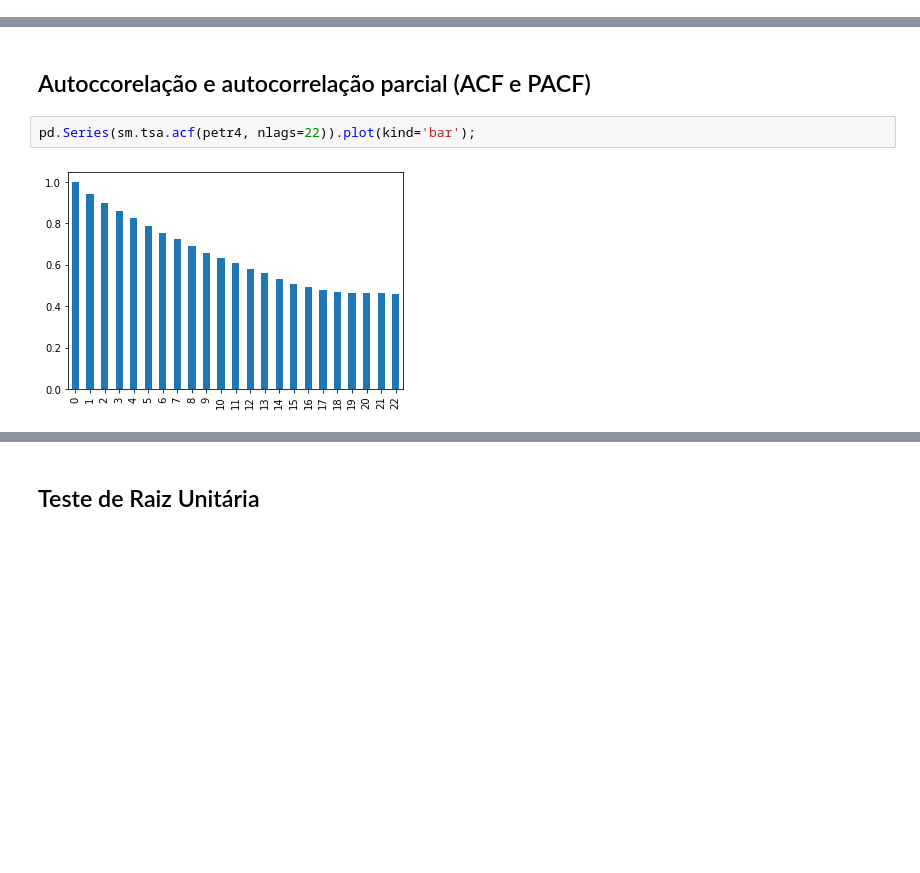
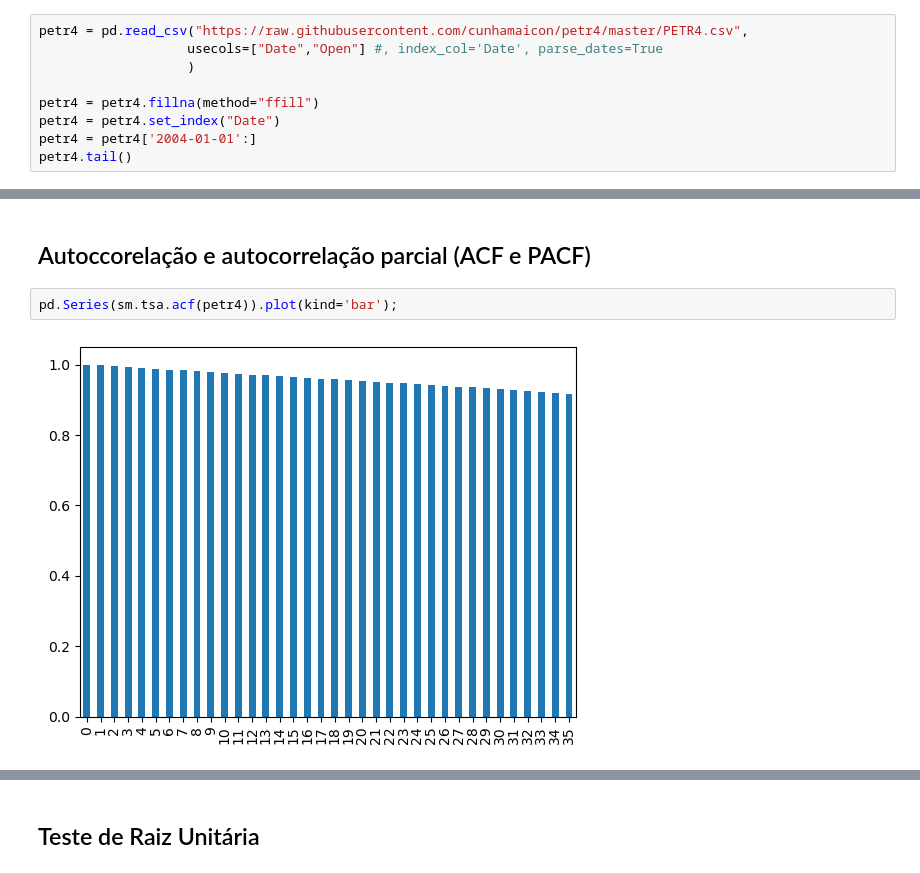
Before and after one commit to felbuch/Python_EPGE, a Jupyter notebook: 10-Aulas/14-Modelos Estatísticos Clássicos.ipynb, the cells around one changed output, grey strips where cells are left out. Saved outputs shown, nothing was run; the diff lists cells and outputs as text; blank space fills up the shorter version.

Commit message:
Update time series section

```diff
--- a/10-Aulas/14-Modelos Estatísticos Clássicos.ipynb
+++ b/10-Aulas/14-Modelos Estatísticos Clássicos.ipynb
@@ -530,0 +493,9 @@ Name: Close, dtype: float64
+# %%
+petr4 = pd.read_csv("https://raw.githubusercontent.com/cunhamaicon/petr4/master/PETR4.csv",
+                   usecols=["Date","Open"] #, index_col='Date', parse_dates=True
+                   )
+
+petr4 = petr4.fillna(method="ffill")
+petr4 = petr4.set_index("Date")
+petr4 = petr4['2004-01-01':]
+petr4.tail()
@@ -536,9 +526,9 @@ petr4.plot()
 # %% [markdown]
 ## Autoccorelação e autocorrelação parcial (ACF e PACF)
 # %%
-pd.Series(sm.tsa.acf(petr4, nlags=22)).plot(kind='bar');
+pd.Series(sm.tsa.acf(petr4)).plot(kind='bar');
 # %% [output]
-[figure, old version]
+[figure, new version]
 # %%
 pd.Series(sm.tsa.pacf(petr4, nlags=22)).plot(kind='bar');
 # %% [output]
```
Also changed, not shown: parts of 54 cells of this notebook.
